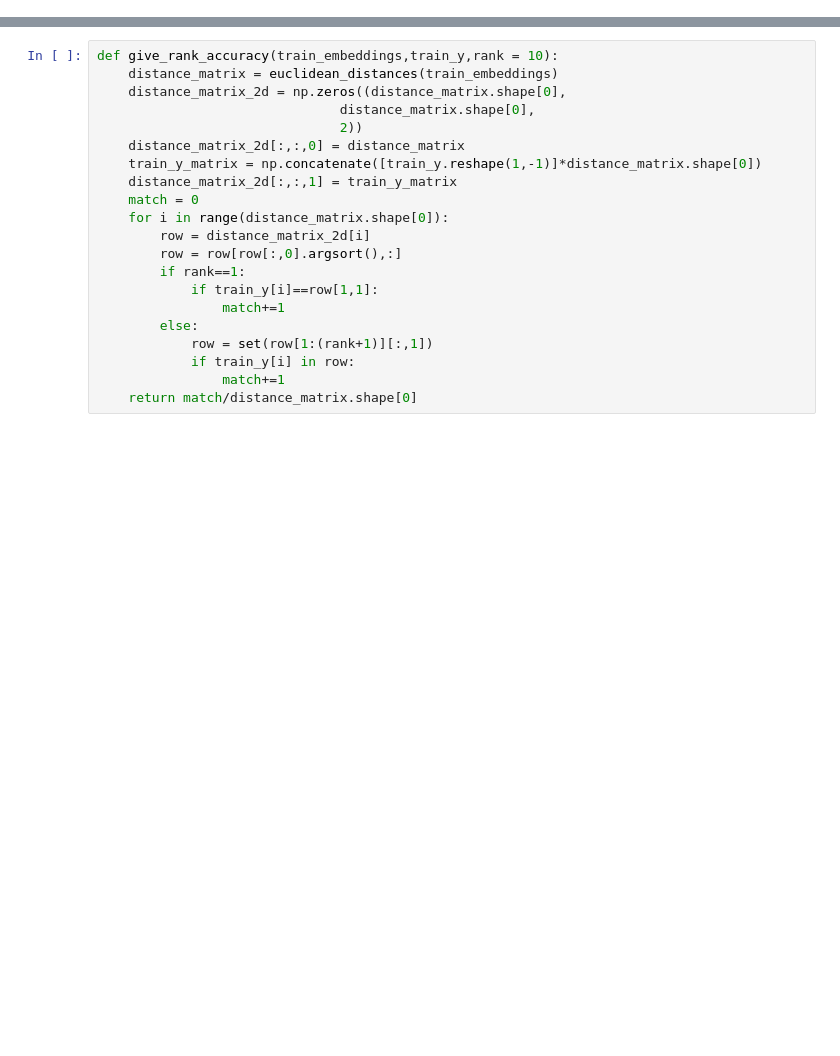
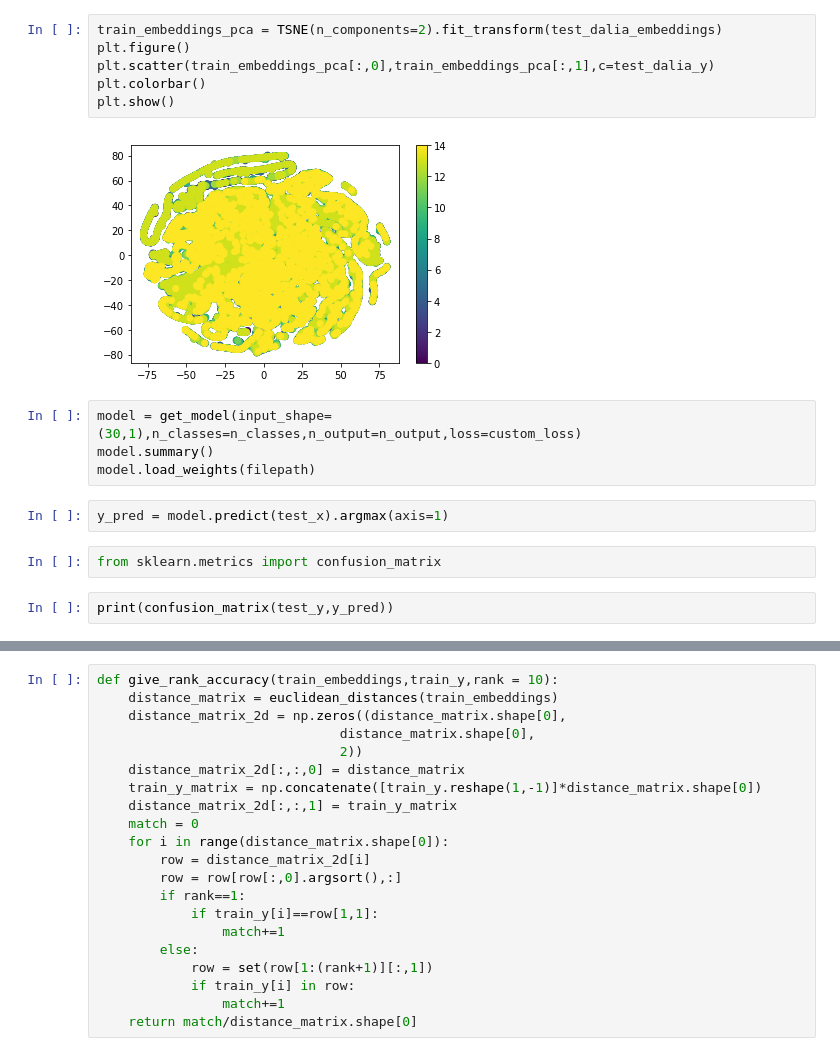
Before and after one commit to aungkonazim/person-identification, a Jupyter notebook: reid_heart_rate_embeddings/main.ipynb, the cells around one changed output, grey strips where cells are left out. Drawn from its saved outputs; the diff is of its cells as text; blank space fills up the shorter version.

```diff
--- a/reid_heart_rate_embeddings/main.ipynb
+++ b/reid_heart_rate_embeddings/main.ipynb
@@ -97,0 +200,18 @@ train_embeddings = model.predict(train_x)
+# %%
+train_embeddings_pca = TSNE(n_components=2).fit_transform(test_dalia_embeddings)
+plt.figure()
+plt.scatter(train_embeddings_pca[:,0],train_embeddings_pca[:,1],c=test_dalia_y)
+plt.colorbar()
+plt.show()
+# %% [output]
+[figure, added]
+# %%
+model = get_model(input_shape=(30,1),n_classes=n_classes,n_output=n_output,loss=custom_loss)
+model.summary()
+model.load_weights(filepath)
+# %%
+y_pred = model.predict(test_x).argmax(axis=1)
+# %%
+from sklearn.metrics import confusion_matrix
+# %%
+print(confusion_matrix(test_y,y_pred))
```
Also changed, not shown: parts of 14 cells of this notebook, 11 other files.
